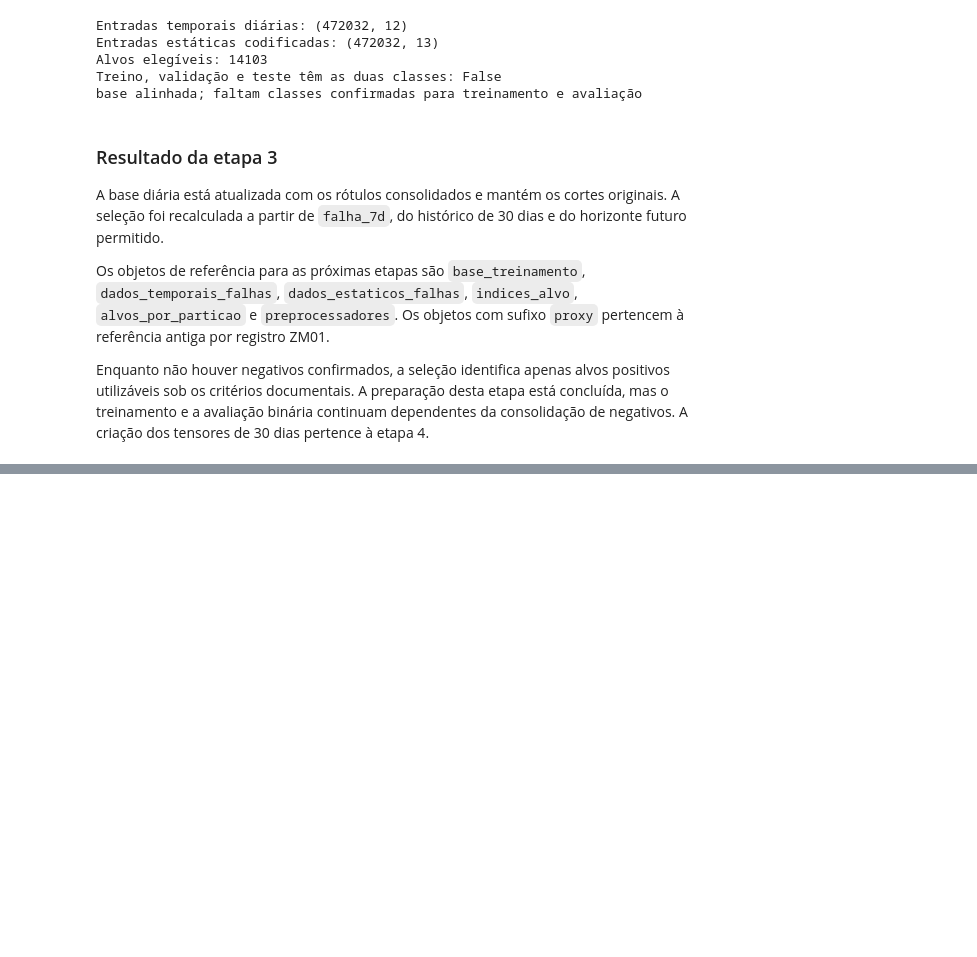
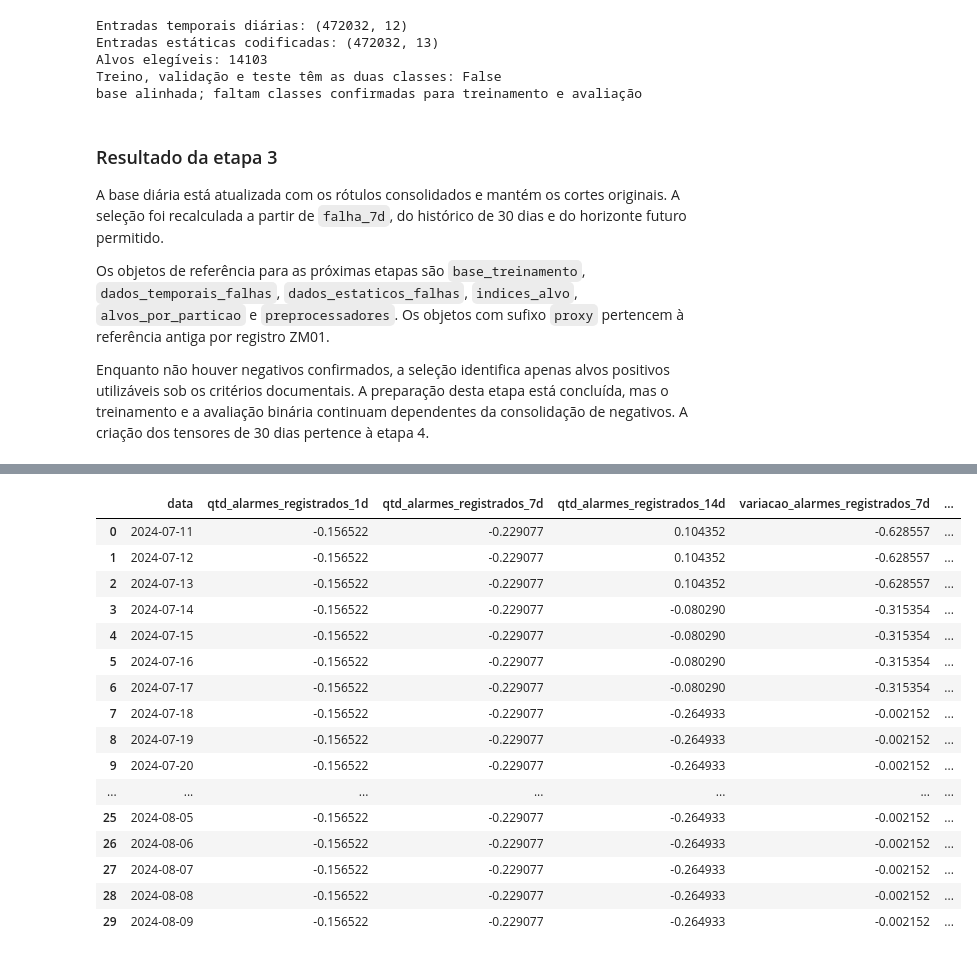
Before and after one commit to joaocardosodias/Lumem, a Jupyter notebook: models/modelo-rnn-1/01-criacao-tabela-mestra.ipynb, the cells around one changed output, grey strips where cells are left out. Cells and saved outputs as stored; diff of their text form; code cells hidden in the pictures; blank space fills up the shorter version.

Commit message:
feat: agrupamento de 30 dias para treinamento do lstm

```diff
--- a/models/modelo-rnn-1/01-criacao-tabela-mestra.ipynb
+++ b/models/modelo-rnn-1/01-criacao-tabela-mestra.ipynb
@@ -4993,0 +5083,66 @@ Enquanto não houver negativos confirmados, a seleção identifica apenas alvos
+# %%
+linhas_resumo_sequencias = []
+for particao, conjunto in sequencias.items():
+    X_temporal = conjunto["X_temporal"]
+    X_estatico = conjunto["X_estatico"]
+    y = conjunto["y"]
+    metadados = conjunto["metadados"]
+    quantidade = len(indices_alvo[particao])
+    posicoes_fim = metadados["posicao_fim"].to_numpy(dtype=int)
+    posicoes_inicio = metadados["posicao_inicio"].to_numpy(dtype=int)
+
+    assert X_temporal.shape == (quantidade, DIAS_HISTORICO, n_features_temporais)
+    assert X_estatico.shape == (quantidade, n_features_estaticas)
+    assert y.shape == (quantidade, 1)
+    assert len(metadados) == quantidade
+    for array in [X_temporal, X_estatico, y]:
+        assert array.dtype == np.float32
+        assert np.isfinite(array).all()
+    assert np.isin(y, [0, 1]).all()
+    np.testing.assert_array_equal(X_temporal[:, 0, :], valores_temporais[posicoes_inicio])
+    np.testing.assert_array_equal(X_temporal[:, -1, :], valores_temporais[posicoes_fim])
+    np.testing.assert_array_equal(X_estatico, valores_estaticos[posicoes_fim])
+    np.testing.assert_array_equal(y[:, 0], metadados["falha_7d"].to_numpy(dtype="float32"))
+
+    assert metadados["inicio_horizonte"].gt(metadados["data"]).all()
+    assert (metadados["fim_horizonte_7d"] - metadados["data"]).dt.days.eq(7).all()
+    if particao == "treino":
+        assert metadados["fim_horizonte_7d"].lt(INICIO_VALIDACAO).all()
+    elif particao == "validacao":
+        assert metadados["data"].ge(INICIO_VALIDACAO).all()
+        assert metadados["fim_horizonte_7d"].lt(INICIO_TESTE).all()
+    else:
+        assert metadados["data"].ge(INICIO_TESTE).all()
+        assert metadados["fim_horizonte_7d"].le(DATA_FIM).all()
+
+    linhas_resumo_sequencias.append({
+        "particao": particao,
+        "X_temporal": X_temporal.shape,
+        "X_estatico": X_estatico.shape,
+        "y": y.shape,
+        "positivos": int((y == 1).sum()),
+        "negativos": int((y == 0).sum()),
+        "memoria_arrays_MiB": round(
+            (X_temporal.nbytes + X_estatico.nbytes + y.nbytes) / (1024 ** 2), 2
+        ),
+    })
+
+resumo_sequencias = pd.DataFrame(linhas_resumo_sequencias)
+display(resumo_sequencias)
+assert sum(len(conjunto["y"]) for conjunto in sequencias.values()) == int(
+    base_treinamento["usar_como_alvo"].sum()
+)
+
+# A amostra exibe os 30 dias na mesma ordem da entrada que será entregue à LSTM.
+if len(sequencias["treino"]["y"]) > 0:
+    metadado_exemplo = sequencias["treino"]["metadados"].iloc[0]
+    janela_exemplo = pd.DataFrame(
+        sequencias["treino"]["X_temporal"][0], columns=features_temporais_finais
+    )
+    janela_exemplo.insert(0, "data", pd.date_range(
+        metadado_exemplo["inicio_janela_30d"], metadado_exemplo["data"], freq="D"
+    ))
+    display(metadado_exemplo.to_frame("valor"))
+    with pd.option_context("display.max_rows", 30):
+        display(janela_exemplo)
+# %% [output]
@@ -4993,0 +5164,17 @@ Enquanto não houver negativos confirmados, a seleção identifica apenas alvos
+|  | data | qtd_alarmes_registrados_1d | qtd_alarmes_registrados_7d | qtd_alarmes_registrados_14d | variacao_alarmes_registrados_7d | ... |
+| 0 | 2024-07-11 | -0.156522 | -0.229077 | 0.104352 | -0.628557 | ... |
+| 1 | 2024-07-12 | -0.156522 | -0.229077 | 0.104352 | -0.628557 | ... |
+| 2 | 2024-07-13 | -0.156522 | -0.229077 | 0.104352 | -0.628557 | ... |
+| 3 | 2024-07-14 | -0.156522 | -0.229077 | -0.080290 | -0.315354 | ... |
+| 4 | 2024-07-15 | -0.156522 | -0.229077 | -0.080290 | -0.315354 | ... |
+| 5 | 2024-07-16 | -0.156522 | -0.229077 | -0.080290 | -0.315354 | ... |
+| 6 | 2024-07-17 | -0.156522 | -0.229077 | -0.080290 | -0.315354 | ... |
+| 7 | 2024-07-18 | -0.156522 | -0.229077 | -0.264933 | -0.002152 | ... |
+| 8 | 2024-07-19 | -0.156522 | -0.229077 | -0.264933 | -0.002152 | ... |
+| 9 | 2024-07-20 | -0.156522 | -0.229077 | -0.264933 | -0.002152 | ... |
+| ... | ... | ... | ... | ... | ... | ... |
+| 25 | 2024-08-05 | -0.156522 | -0.229077 | -0.264933 | -0.002152 | ... |
+| 26 | 2024-08-06 | -0.156522 | -0.229077 | -0.264933 | -0.002152 | ... |
+| 27 | 2024-08-07 | -0.156522 | -0.229077 | -0.264933 | -0.002152 | ... |
+| 28 | 2024-08-08 | -0.156522 | -0.229077 | -0.264933 | -0.002152 | ... |
+| 29 | 2024-08-09 | -0.156522 | -0.229077 | -0.264933 | -0.002152 | ... |
```
Also changed, not shown: parts of 7 cells of this notebook.
